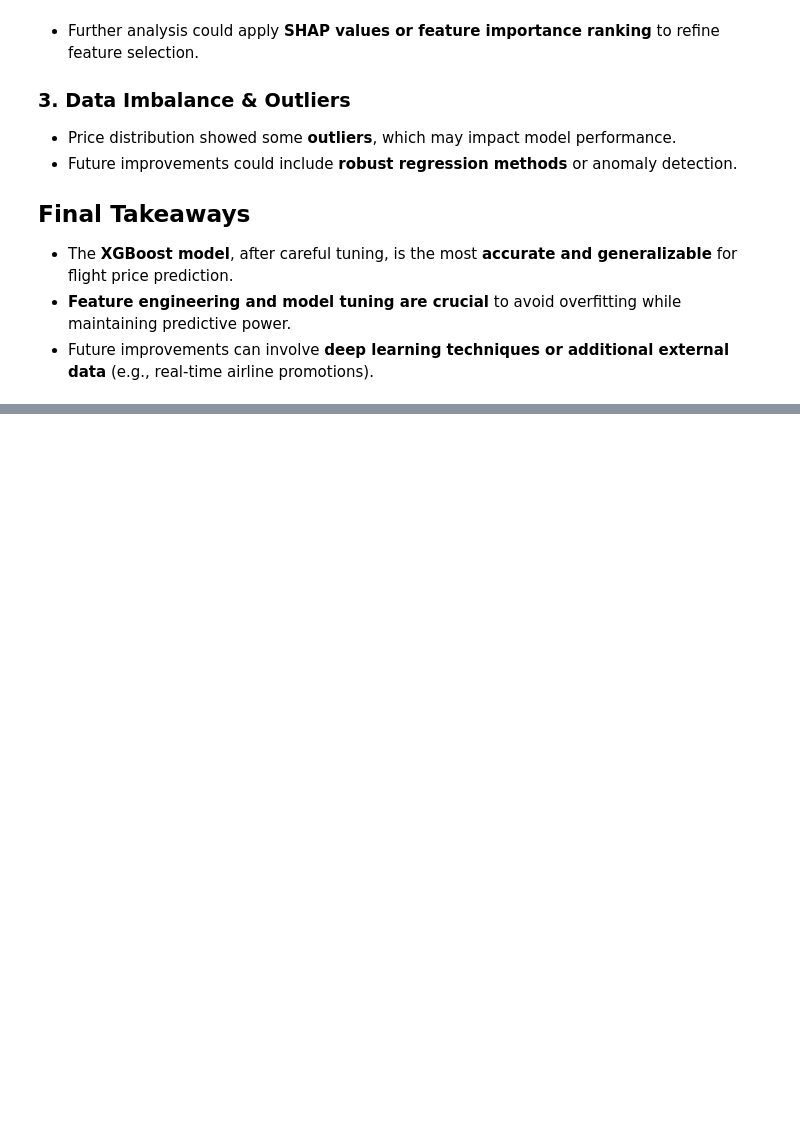
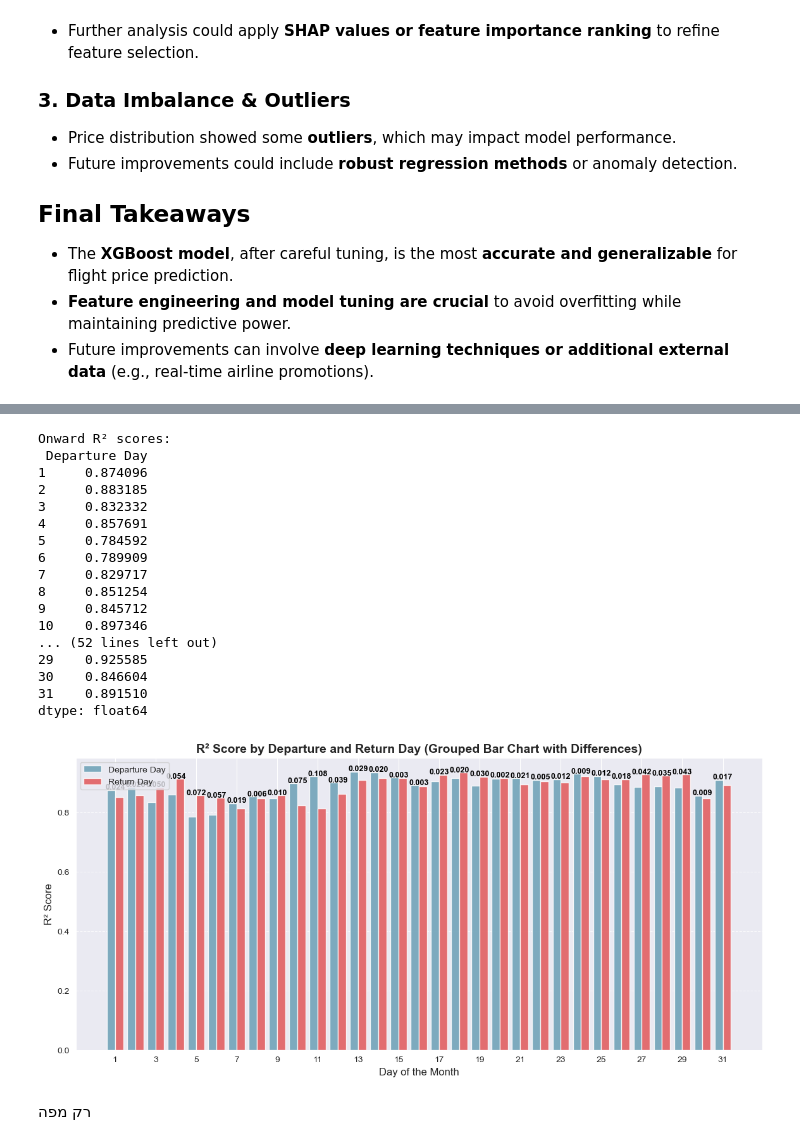
Before and after one commit to Andrian2024/DSProject-Flights, a Jupyter notebook: Algo4-Andrian-Flights_XGBOOST.ipynb, the cells around one changed output, grey strips where cells are left out. Cells and saved outputs as stored; diff of their text form; code cells hidden in the pictures; blank space fills up the shorter version.

```diff
--- a/Algo4-Andrian-Flights_XGBOOST.ipynb
+++ b/Algo4-Andrian-Flights_XGBOOST.ipynb
@@ -691,0 +977,77 @@ plt.show()
+# %%
+import numpy as np
+import matplotlib.pyplot as plt
+import seaborn as sns
+from sklearn.metrics import r2_score
+
+# Compute R² scores for each departure and return day
+onward_r2_series = error_analysis_df.groupby("Departure Day").apply(lambda x: r2_score(x["Actual Price"], x["Predicted Price"])).dropna()
+return_r2_series = error_analysis_df.groupby("Return Day").apply(lambda x: r2_score(x["Actual Price"], x["Predicted Price"])).dropna()
+
+# Print R² values before plotting
+print("Onward R² scores:\n", onward_r2_series)
+print("Return R² scores:\n", return_r2_series)
+
+# Ensure correct order (1-31 days)
+days_order = list(range(1, 32))
+onward_r2_series = onward_r2_series.reindex(days_order)
+return_r2_series = return_r2_series.reindex(days_order)
+
+# Check if there are valid values to plot
+if onward_r2_series.isnull().all() or return_r2_series.isnull().all():
+    print("No valid R² values found for departure or return days.")
+else:
+    # Compute absolute R² differences
+    r2_diff = abs(onward_r2_series - return_r2_series)
+
+    # Define bar width
+    bar_width = 0.4
+    x = np.arange(len(days_order))
+
+    # Create figure
+    fig, ax = plt.subplots(figsize=(14, 6))
+
+    # Colors
+    onward_color = "#6A9FB5"  # Soft teal
+    return_color = "#E15759"  # Soft red
+
+    # Plot bars
+    ax.bar(x - bar_width/2, onward_r2_series.values, bar_width, color=onward_color, alpha=0.85, label="Departure Day")
+    ax.bar(x + bar_width/2, return_r2_series.values, bar_width, color=return_color, alpha=0.85, label="Return Day")
+
+    # Add R² difference text
+    for i, diff in enumerate(r2_diff):
+        ax.text(x[i], max(onward_r2_series.values[i], return_r2_series.values[i]) + 0.002, f"{diff:.3f}",
+                ha="center", fontsize=9, fontweight="bold", color="black")
+
+    # Labels and Formatting
+    ax.set_xlabel("Day of the Month", fontsize=12)
+    ax.set_ylabel("R² Score", fontsize=12)
+    ax.set_title("R² Score by Departure and Return Day (Grouped Bar Chart with Differences)", fontsize=14, fontweight="bold")
+    ax.set_xticks(x[::2])  # Show every second day for readability
+    ax.set_xticklabels(days_order[::2], rotation=0, ha="center")
+    ax.legend()
+
+    plt.grid(axis="y", linestyle="--", alpha=0.7)
+    plt.show()
+# %% [output]
+Onward R² scores:
+ Departure Day
+1     0.874096
+2     0.883185
+3     0.832332
+4     0.857691
+5     0.784592
+6     0.789909
+7     0.829717
+8     0.851254
+9     0.845712
+10    0.897346
+... (52 lines left out)
+29    0.925585
+30    0.846604
+31    0.891510
+dtype: float64
+[figure, added]
+# %% [markdown]
+רק מפה
```
Also changed, not shown: parts of 10 cells of this notebook, 1 other file.
